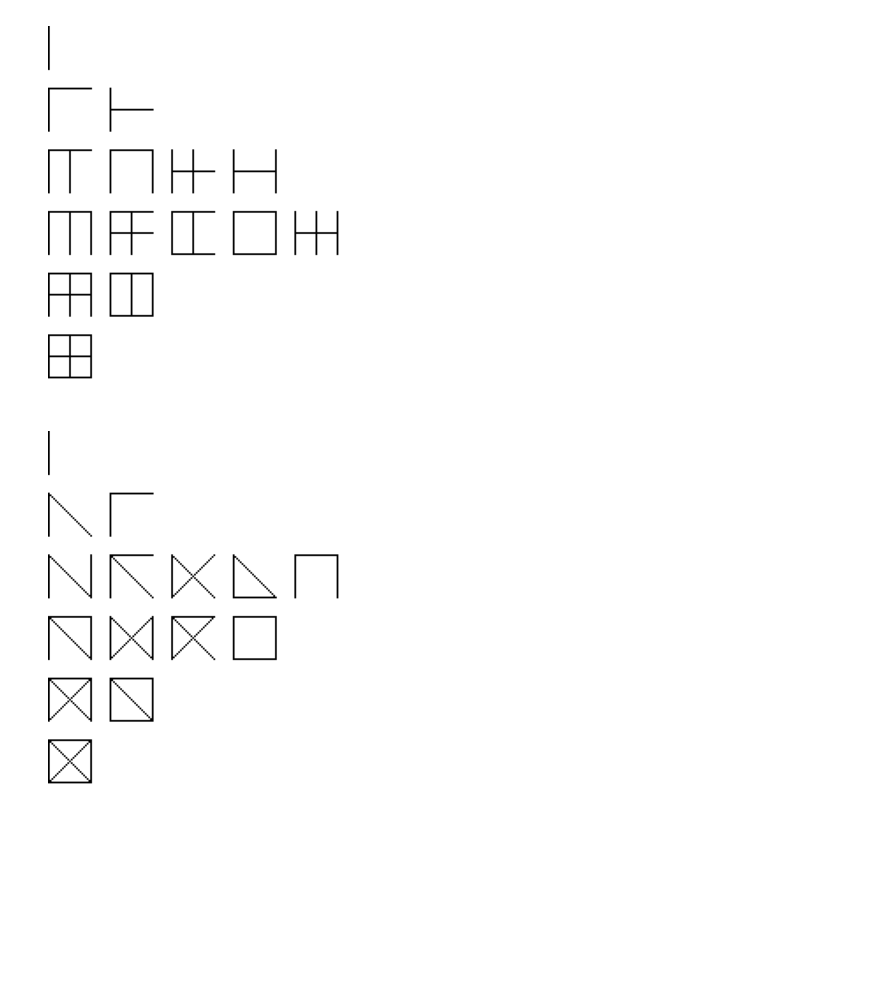
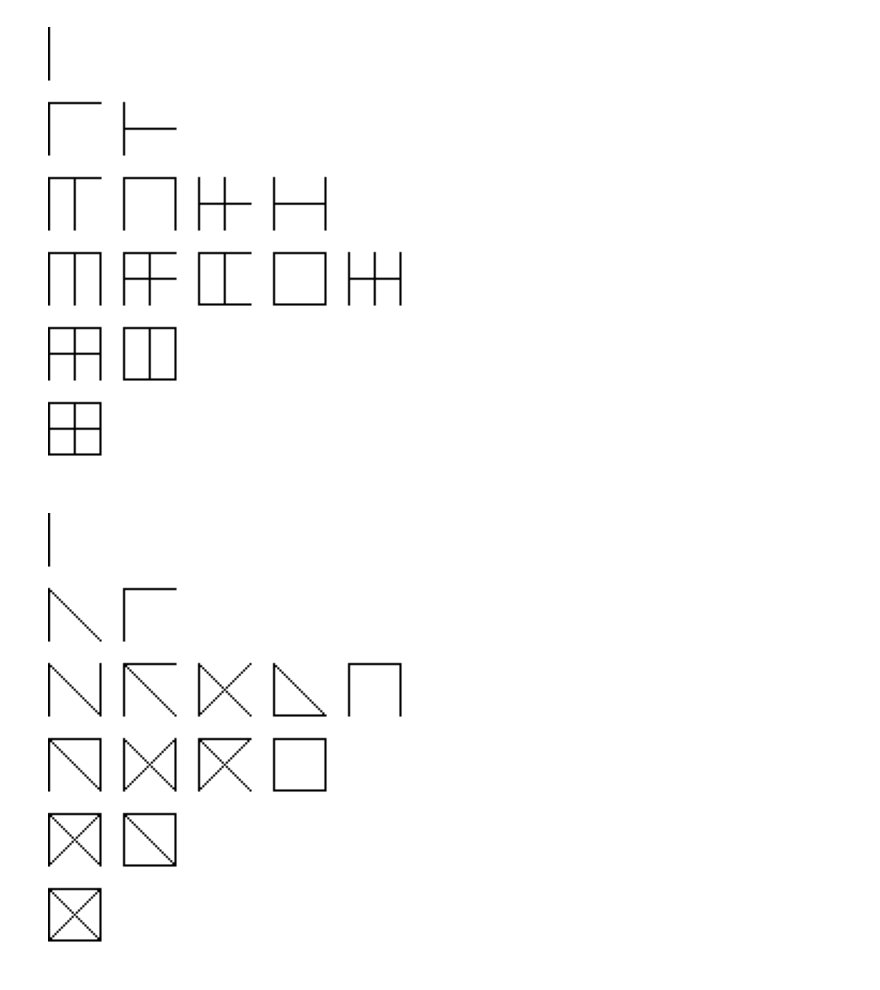
Before and after one commit to v4nn4/glyphs-generator, a Jupyter notebook: Demo.ipynb, the cells around one changed output. Drawn from its saved outputs; the diff is of its cells as text; code cells hidden in the pictures; blank space fills up the shorter version.

```diff
--- a/Demo.ipynb
+++ b/Demo.ipynb
@@ -1,24 +14,25 @@
 # %%
 from glyphs_generator import GlyphGenerator, Stroke, Coordinate
 import matplotlib.pyplot as plt
 
 generator = GlyphGenerator()
 
 strokes = [
     Stroke(start=Coordinate(x=-1, y=-1), end=Coordinate(x=1, y=-1)),
     Stroke(start=Coordinate(x=-1, y=0), end=Coordinate(x=1, y=0)),
     Stroke(start=Coordinate(x=-1, y=1), end=Coordinate(x=1, y=1)),
     Stroke(start=Coordinate(x=-1, y=-1), end=Coordinate(x=-1, y=1)),
     Stroke(start=Coordinate(x=0, y=-1), end=Coordinate(x=0, y=1)),
     Stroke(start=Coordinate(x=1, y=-1), end=Coordinate(x=1, y=1)),
 ]
 alphabet = generator.generate(strokes)
 tensor = alphabet.rasterize(5 * 5, 2 * 5)
 plt.imshow(255 - 255 * tensor, cmap="gray")
 plt.axis("off")
+plt.tight_layout()
 plt.savefig("build/glyphs_6a.png");
 # %% [output]
-[figure, old version]
+[figure, new version]
 # %%
 strokes = [
     Stroke(start=Coordinate(x=-1, y=-1), end=Coordinate(x=1, y=-1)),
@@ -32,9 +46,10 @@ alphabet = generator.generate(strokes)
 tensor = alphabet.rasterize(5 * 5, 2 * 5)
 plt.imshow(255 - 255 * tensor, cmap="gray")
 plt.axis("off")
+plt.tight_layout()
 plt.savefig("build/glyphs_6b.png");
 # %% [output]
-[figure, old version]
+[figure, new version]
 # %%
 strokes = [
     Stroke(start=Coordinate(x=-1, y=-1), end=Coordinate(x=-1, y=1)),
```
Also changed, not shown: parts of 3 cells of this notebook, 5 other files.
